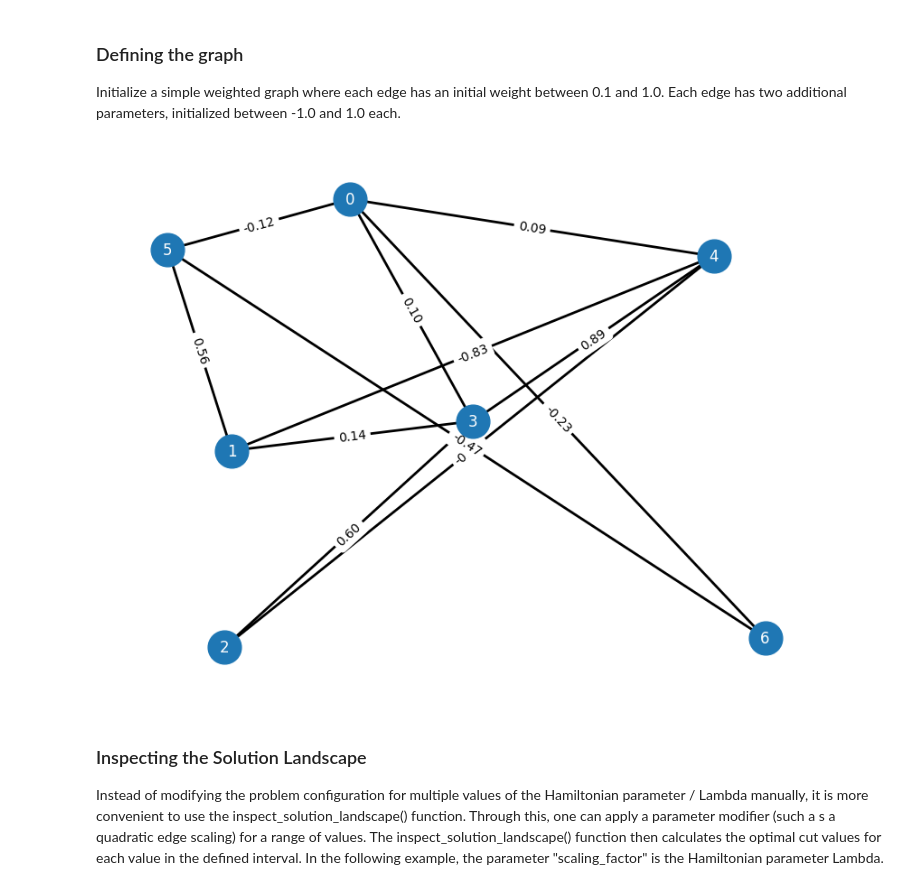
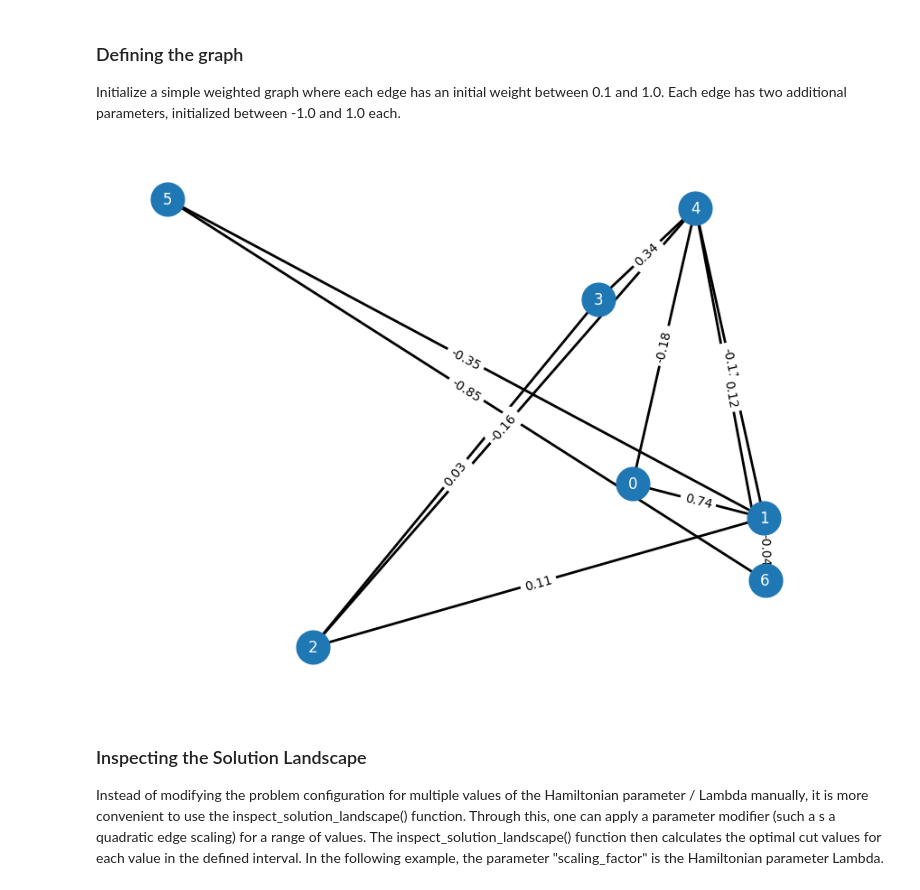
Before and after one commit to FedeHR/ham-iltonian, a Jupyter notebook: src/examples/solution_landscape.ipynb, the cells around one changed output. Cells and saved outputs as stored; diff of their text form; code cells hidden in the pictures.

Commit message:
Modified seed and hyperparameters to produce an interesting solution landscape

```diff
--- a/src/examples/solution_landscape.ipynb
+++ b/src/examples/solution_landscape.ipynb
@@ -12,11 +12,11 @@ The autoreload extension is already loaded. To reload it, use:
 ### Defining the graph
 Initialize a simple weighted graph where each edge has an initial weight between 0.1 and 1.0. Each edge has two additional parameters, initialized between -1.0 and 1.0 each.
 # %%
-g = create_random_weighted_graph(n_nodes=7, edge_probability=0.6, n_edge_params=2, init_weight_range=(-1.0, 1.0), edge_param_range=(-1.0, 1.0), seed=0)
+g = create_random_weighted_graph(n_nodes=7, edge_probability=0.6, n_edge_params=3, init_weight_range=(-1.0, 1.0), edge_param_range=(-1.0, 1.0), seed=25)
 maxcut = MaxCutProblem(g)
 maxcut.visualize_graph()
 # %% [output]
-[figure, old version]
+[figure, new version]
 # %% [markdown]
 ### Inspecting the Solution Landscape
 Instead of modifying the problem configuration for multiple values of the Hamiltonian parameter / Lambda manually, it is more convenient to use the inspect_solution_landscape() function. Through this, one can apply a parameter modifier (such a s a quadratic edge scaling) for a range of values. The inspect_solution_landscape() function then calculates the optimal cut values for each value in the defined interval. In the following example, the parameter "scaling_factor" is the Hamiltonian parameter Lambda.
```
Also changed, not shown: parts of 2 cells of this notebook.
